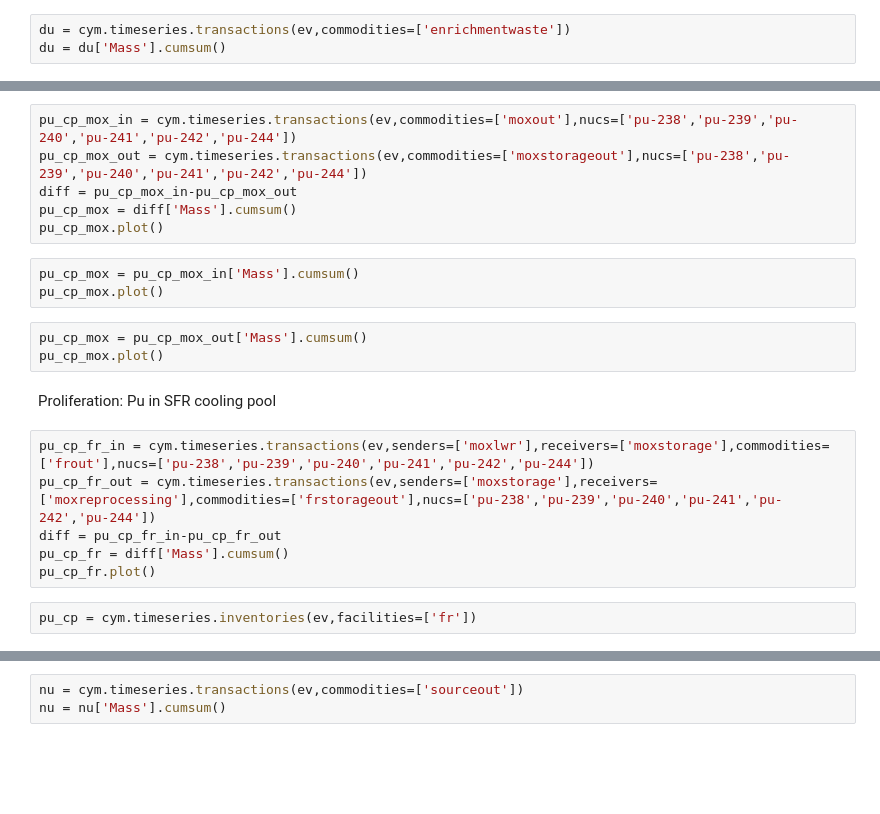
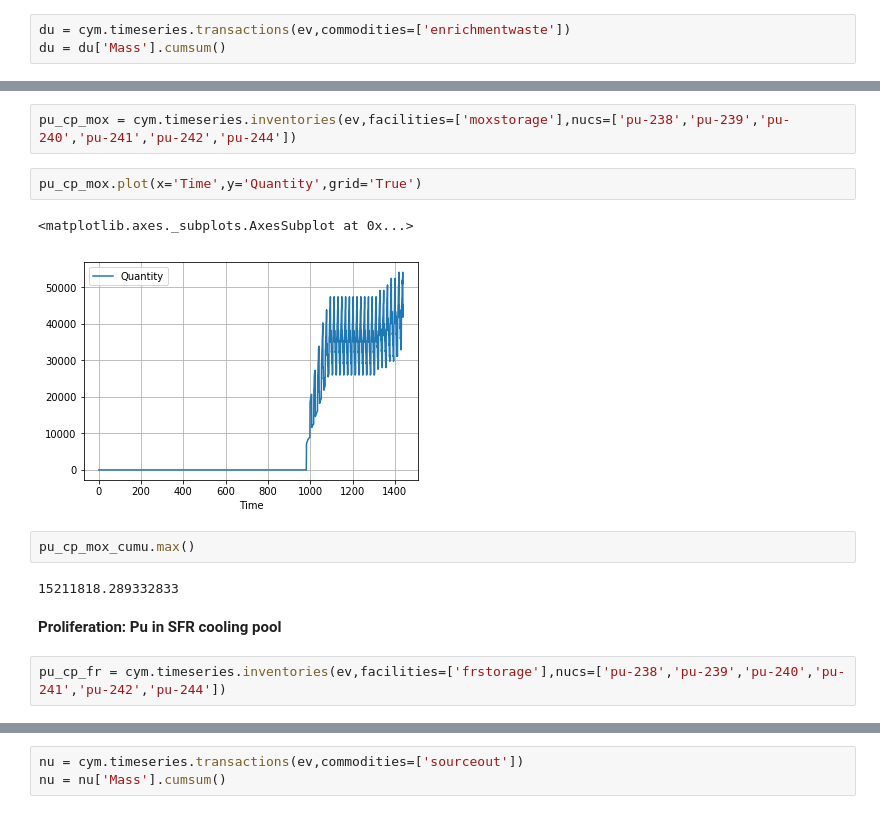
Before and after one commit to gwenchee/dcwrap, a Jupyter notebook: scripts/cymetric.ipynb, the cells around one changed output, grey strips where cells are left out. Cells and saved outputs as stored; diff of their text form; blank space fills up the shorter version.

```diff
--- a/scripts/cymetric.ipynb
+++ b/scripts/cymetric.ipynb
@@ -55,22 +71,15 @@ Proliferation: Pu in MOX LWR cooling pool
 # %%
-pu_cp_mox_in = cym.timeseries.transactions(ev,commodities=['moxout'],nucs=['pu-238','pu-239','pu-240','pu-241','pu-242','pu-244'])
-pu_cp_mox_out = cym.timeseries.transactions(ev,commodities=['moxstorageout'],nucs=['pu-238','pu-239','pu-240','pu-241','pu-242','pu-244'])
-diff = pu_cp_mox_in-pu_cp_mox_out
-pu_cp_mox = diff['Mass'].cumsum()
-pu_cp_mox.plot()
+pu_cp_mox = cym.timeseries.inventories(ev,facilities=['moxstorage'],nucs=['pu-238','pu-239','pu-240','pu-241','pu-242','pu-244'])
-# %%
-pu_cp_mox = pu_cp_mox_in['Mass'].cumsum()
-pu_cp_mox.plot()
-# %%
-pu_cp_mox = pu_cp_mox_out['Mass'].cumsum()
-pu_cp_mox.plot()
+# %%
+pu_cp_mox.plot(x='Time',y='Quantity',grid='True')
+# %% [output]
+<matplotlib.axes._subplots.AxesSubplot at 0x...>
+[figure, added]
+# %%
+pu_cp_mox_cumu.max()
+# %% [output]
+15211818.289332833
 # %% [markdown]
-Proliferation: Pu in SFR cooling pool
+**Proliferation: Pu in SFR cooling pool**
-# %%
-pu_cp_fr_in = cym.timeseries.transactions(ev,senders=['moxlwr'],receivers=['moxstorage'],commodities=['frout'],nucs=['pu-238','pu-239','pu-240','pu-241','pu-242','pu-244'])
-pu_cp_fr_out = cym.timeseries.transactions(ev,senders=['moxstorage'],receivers=['moxreprocessing'],commodities=['frstorageout'],nucs=['pu-238','pu-239','pu-240','pu-241','pu-242','pu-244'])
-diff = pu_cp_fr_in-pu_cp_fr_out
-pu_cp_fr = diff['Mass'].cumsum()
-pu_cp_fr.plot()
-# %%
-pu_cp = cym.timeseries.inventories(ev,facilities=['fr'])
+# %%
+pu_cp_fr = cym.timeseries.inventories(ev,facilities=['frstorage'],nucs=['pu-238','pu-239','pu-240','pu-241','pu-242','pu-244'])
```
Also changed, not shown: parts of 42 cells of this notebook, 2 other files.
